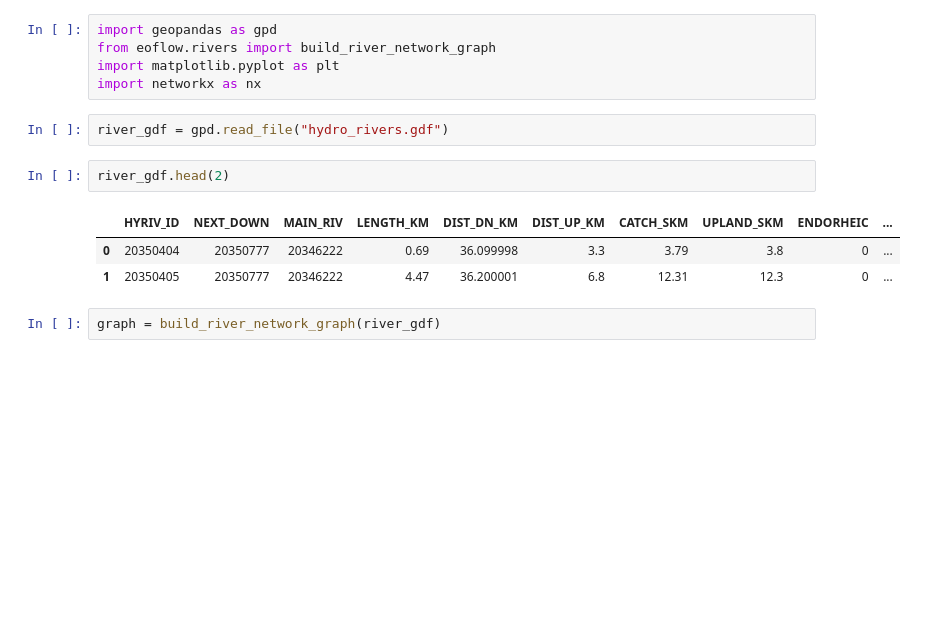
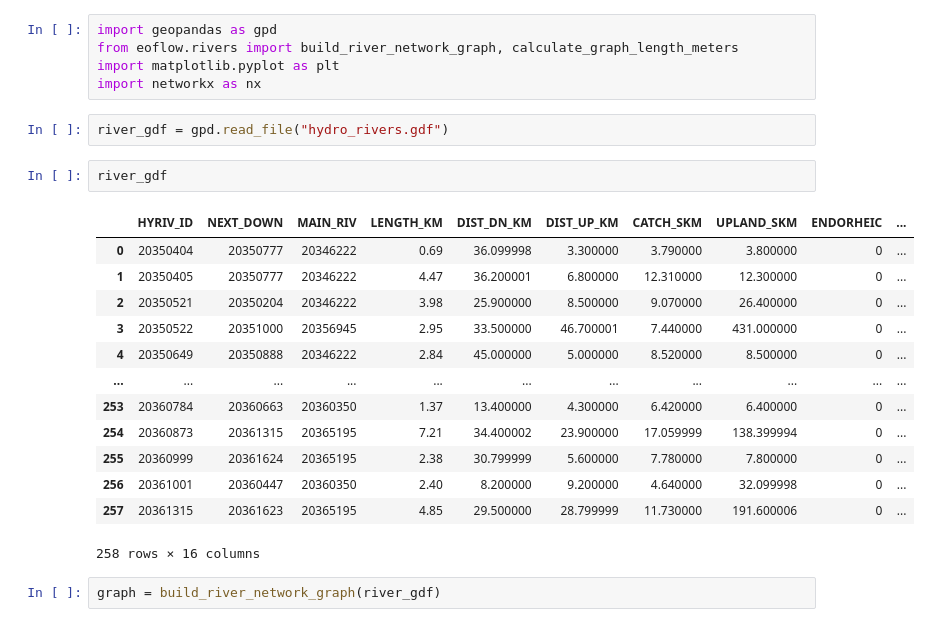
Before and after one commit to FinleyGibson/eoflow, a Jupyter notebook: notebooks/river_mask/river_graph.ipynb, the cells around one changed output. Saved outputs shown, nothing was run; the diff lists cells and outputs as text; blank space fills up the shorter version.

```diff
--- a/notebooks/river_mask/river_graph.ipynb
+++ b/notebooks/river_mask/river_graph.ipynb
@@ -1,16 +1,26 @@
 # %%
 import geopandas as gpd
-from eoflow.rivers import build_river_network_graph
+from eoflow.rivers import build_river_network_graph, calculate_graph_length_meters
 import matplotlib.pyplot as plt
 import networkx as nx
 # %%
 river_gdf = gpd.read_file("hydro_rivers.gdf")
 # %%
-river_gdf.head(2)
+river_gdf
 # %% [output]
 |  | HYRIV_ID | NEXT_DOWN | MAIN_RIV | LENGTH_KM | DIST_DN_KM | DIST_UP_KM | CATCH_SKM | UPLAND_SKM | ENDORHEIC | ... |
-| 0 | 20350404 | 20350777 | 20346222 | 0.69 | 36.099998 | 3.3 | 3.79 | 3.8 | 0 | ... |
-| 1 | 20350405 | 20350777 | 20346222 | 4.47 | 36.200001 | 6.8 | 12.31 | 12.3 | 0 | ... |
+| 0 | 20350404 | 20350777 | 20346222 | 0.69 | 36.099998 | 3.300000 | 3.790000 | 3.800000 | 0 | ... |
+| 1 | 20350405 | 20350777 | 20346222 | 4.47 | 36.200001 | 6.800000 | 12.310000 | 12.300000 | 0 | ... |
+| 2 | 20350521 | 20350204 | 20346222 | 3.98 | 25.900000 | 8.500000 | 9.070000 | 26.400000 | 0 | ... |
+| 3 | 20350522 | 20351000 | 20356945 | 2.95 | 33.500000 | 46.700001 | 7.440000 | 431.000000 | 0 | ... |
+| 4 | 20350649 | 20350888 | 20346222 | 2.84 | 45.000000 | 5.000000 | 8.520000 | 8.500000 | 0 | ... |
+| ... | ... | ... | ... | ... | ... | ... | ... | ... | ... | ... |
+| 253 | 20360784 | 20360663 | 20360350 | 1.37 | 13.400000 | 4.300000 | 6.420000 | 6.400000 | 0 | ... |
+| 254 | 20360873 | 20361315 | 20365195 | 7.21 | 34.400002 | 23.900000 | 17.059999 | 138.399994 | 0 | ... |
+| 255 | 20360999 | 20361624 | 20365195 | 2.38 | 30.799999 | 5.600000 | 7.780000 | 7.800000 | 0 | ... |
+| 256 | 20361001 | 20360447 | 20360350 | 2.40 | 8.200000 | 9.200000 | 4.640000 | 32.099998 | 0 | ... |
+| 257 | 20361315 | 20361623 | 20365195 | 4.85 | 29.500000 | 28.799999 | 11.730000 | 191.600006 | 0 | ... |
+258 rows × 16 columns
 # %%
 graph = build_river_network_graph(river_gdf)
 # %%
```
Also changed, not shown: parts of 2 cells of this notebook, 12 other files.
